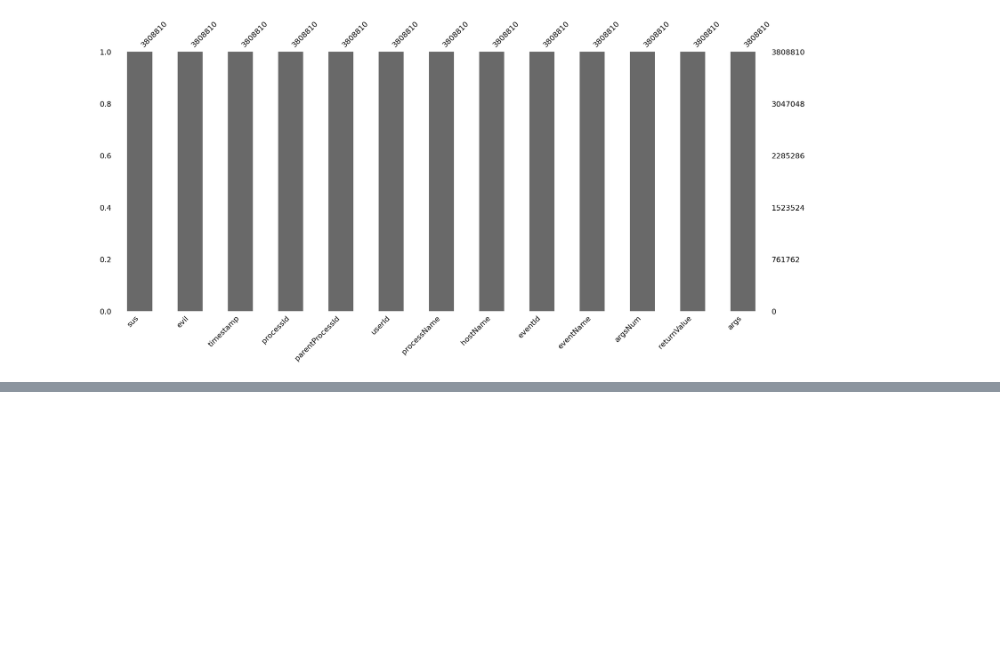
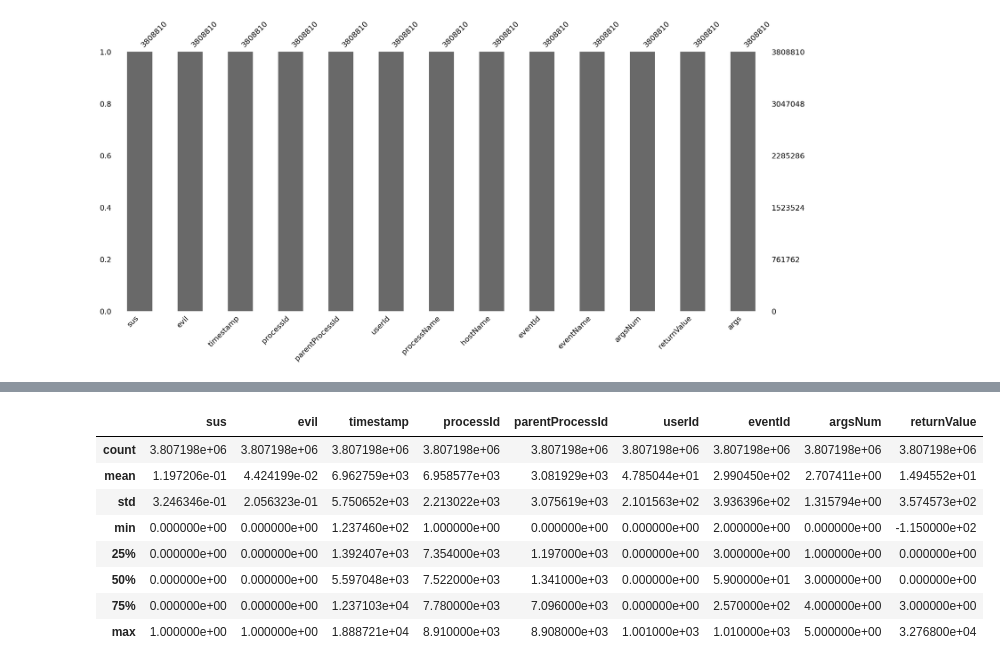
Before and after one commit to Ukwubile1/Machine-Learning-Threats-Classfication-, a Jupyter notebook: machine_learning.ipynb, the cells around one changed output, grey strips where cells are left out. Drawn from its saved outputs; the diff is of its cells as text; code cells hidden in the pictures; blank space fills up the shorter version.

```diff
--- a/machine_learning.ipynb
+++ b/machine_learning.ipynb
@@ -132,0 +179,12 @@ msno.bar(data)
+# %%
+data.describe()
+# %% [output]
+|  | sus | evil | timestamp | processId | parentProcessId | userId | eventId | argsNum | returnValue |
+| count | 3.807198e+06 | 3.807198e+06 | 3.807198e+06 | 3.807198e+06 | 3.807198e+06 | 3.807198e+06 | 3.807198e+06 | 3.807198e+06 | 3.807198e+06 |
+| mean | 1.197206e-01 | 4.424199e-02 | 6.962759e+03 | 6.958577e+03 | 3.081929e+03 | 4.785044e+01 | 2.990450e+02 | 2.707411e+00 | 1.494552e+01 |
+| std | 3.246346e-01 | 2.056323e-01 | 5.750652e+03 | 2.213022e+03 | 3.075619e+03 | 2.101563e+02 | 3.936396e+02 | 1.315794e+00 | 3.574573e+02 |
+| min | 0.000000e+00 | 0.000000e+00 | 1.237460e+02 | 1.000000e+00 | 0.000000e+00 | 0.000000e+00 | 2.000000e+00 | 0.000000e+00 | -1.150000e+02 |
+| 25% | 0.000000e+00 | 0.000000e+00 | 1.392407e+03 | 7.354000e+03 | 1.197000e+03 | 0.000000e+00 | 3.000000e+00 | 1.000000e+00 | 0.000000e+00 |
+| 50% | 0.000000e+00 | 0.000000e+00 | 5.597048e+03 | 7.522000e+03 | 1.341000e+03 | 0.000000e+00 | 5.900000e+01 | 3.000000e+00 | 0.000000e+00 |
+| 75% | 0.000000e+00 | 0.000000e+00 | 1.237103e+04 | 7.780000e+03 | 7.096000e+03 | 0.000000e+00 | 2.570000e+02 | 4.000000e+00 | 3.000000e+00 |
+| max | 1.000000e+00 | 1.000000e+00 | 1.888721e+04 | 8.910000e+03 | 8.908000e+03 | 1.001000e+03 | 1.010000e+03 | 5.000000e+00 | 3.276800e+04 |
```
Also changed, not shown: parts of 8 cells of this notebook.
